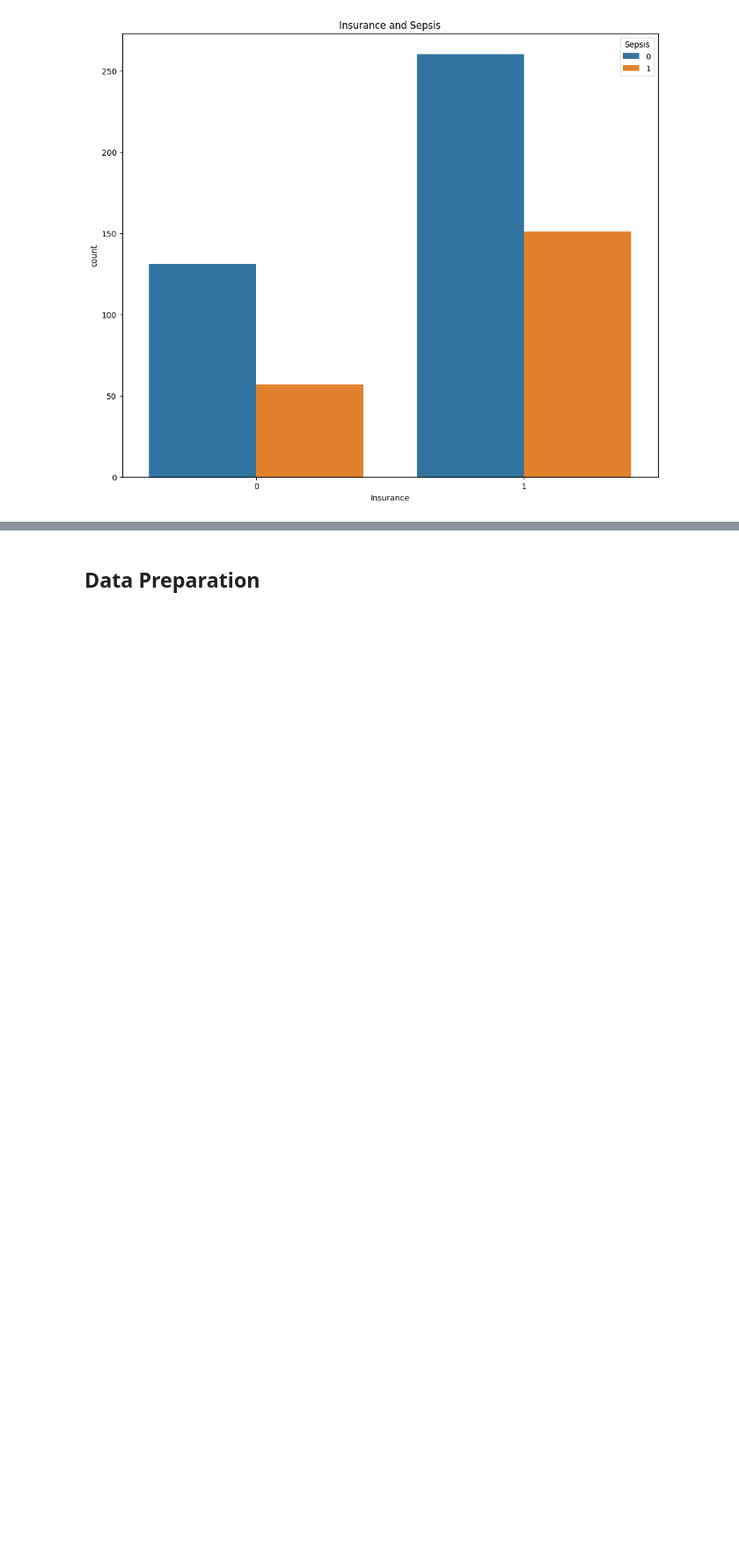
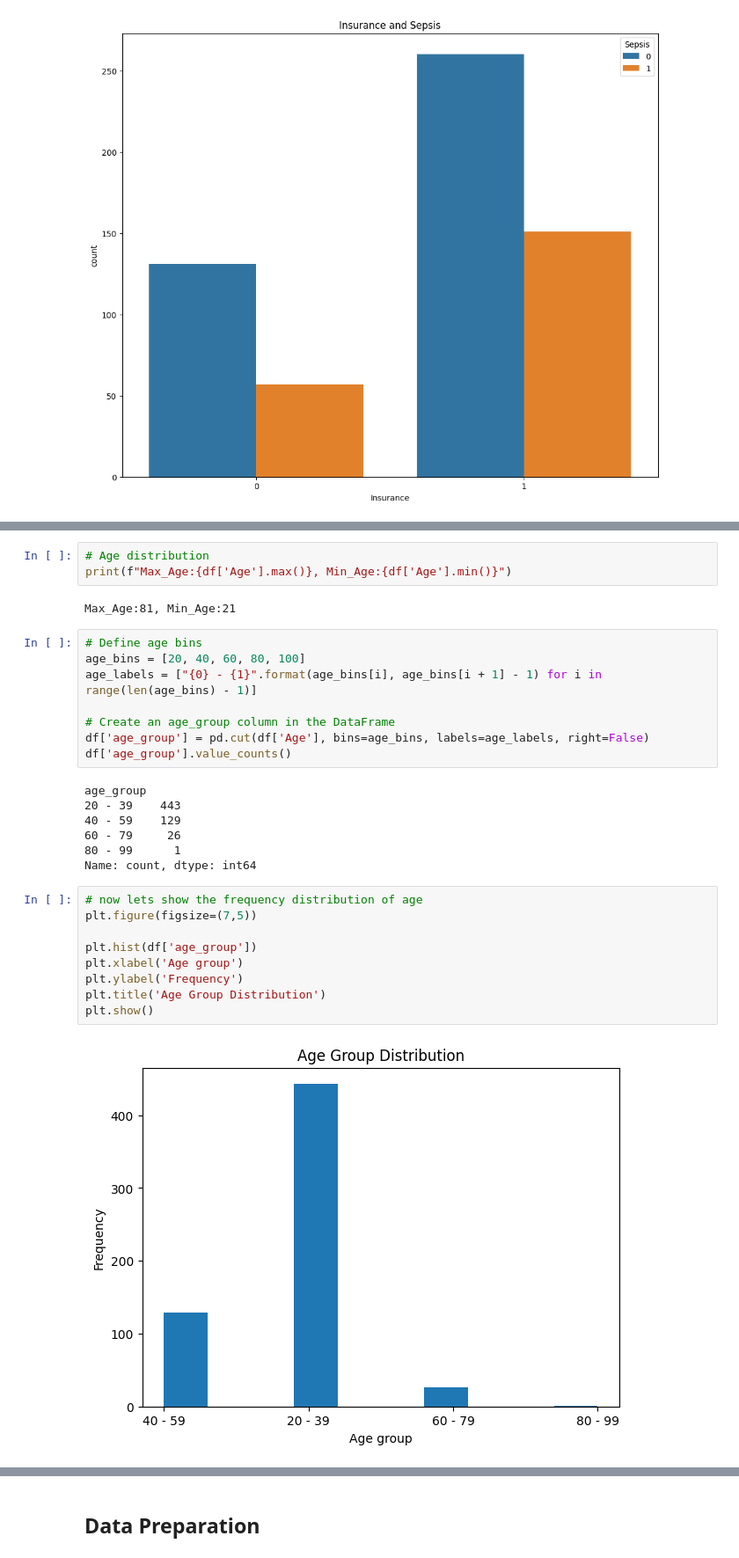
Before and after one commit to sethsot/P6-API_for_ML_model, a Jupyter notebook: machine_learning.ipynb, the cells around one changed output, grey strips where cells are left out. Shown at 88% size. Saved outputs shown, nothing was run; the diff lists cells and outputs as text; blank space fills up the shorter version.

```diff
--- a/machine_learning.ipynb
+++ b/machine_learning.ipynb
@@ -421,0 +415,31 @@ plt.show()
+# %%
+# Age distribution
+print(f"Max_Age:{df['Age'].max()}, Min_Age:{df['Age'].min()}")
+# %% [output]
+Max_Age:81, Min_Age:21
+# %%
+# Define age bins
+age_bins = [20, 40, 60, 80, 100]
+age_labels = ["{0} - {1}".format(age_bins[i], age_bins[i + 1] - 1) for i in range(len(age_bins) - 1)]
+
+# Create an age_group column in the DataFrame
+df['age_group'] = pd.cut(df['Age'], bins=age_bins, labels=age_labels, right=False)
+df['age_group'].value_counts()
+# %% [output]
+age_group
+20 - 39    443
+40 - 59    129
+60 - 79     26
+80 - 99      1
+Name: count, dtype: int64
+# %%
+# now lets show the frequency distribution of age
+plt.figure(figsize=(7,5))
+
+plt.hist(df['age_group'])
+plt.xlabel('Age group')
+plt.ylabel('Frequency')
+plt.title('Age Group Distribution')
+plt.show()
+# %% [output]
+[figure, added]
```
Also changed, not shown: parts of 7 cells of this notebook.
